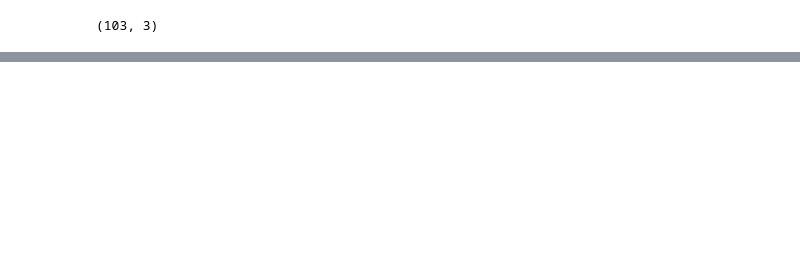
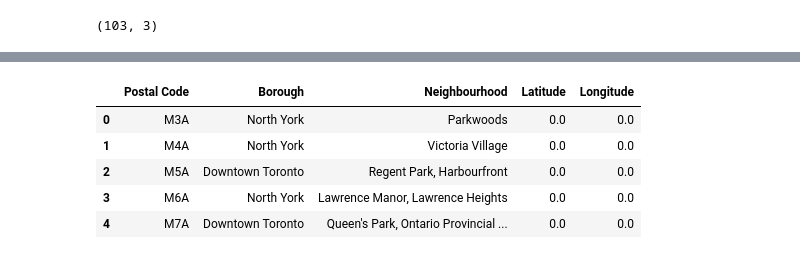
Before and after one commit to tarunsirpi/Coursera_Capstone, a Jupyter notebook: toronto_neighbourhood_notebook.ipynb, the cells around one changed output, grey strips where cells are left out. Cells and saved outputs as stored; diff of their text form; code cells hidden in the pictures; blank space fills up the shorter version.

Commit message:
toronto data imported and cleaned

```diff
--- a/toronto_neighbourhood_notebook.ipynb
+++ b/toronto_neighbourhood_notebook.ipynb
@@ -150,0 +176,13 @@ df.shape
+# %%
+df['Latitude']=0.0
+# %%
+df['Longitude']=0.0
+# %%
+df.head()
+# %% [output]
+|  | Postal Code | Borough | Neighbourhood | Latitude | Longitude |
+| 0 | M3A | North York | Parkwoods | 0.0 | 0.0 |
+| 1 | M4A | North York | Victoria Village | 0.0 | 0.0 |
+| 2 | M5A | Downtown Toronto | Regent Park, Harbourfront | 0.0 | 0.0 |
+| 3 | M6A | North York | Lawrence Manor, Lawrence Heights | 0.0 | 0.0 |
+| 4 | M7A | Downtown Toronto | Queen's Park, Ontario Provincial ... | 0.0 | 0.0 |
```
Also changed, not shown: parts of 10 cells of this notebook.
